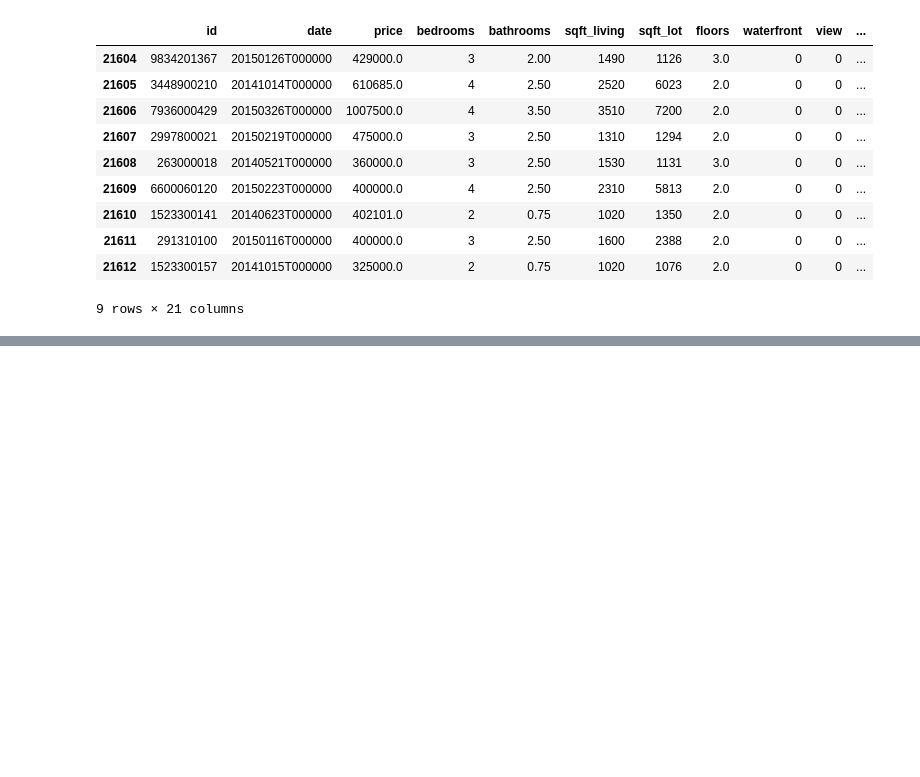
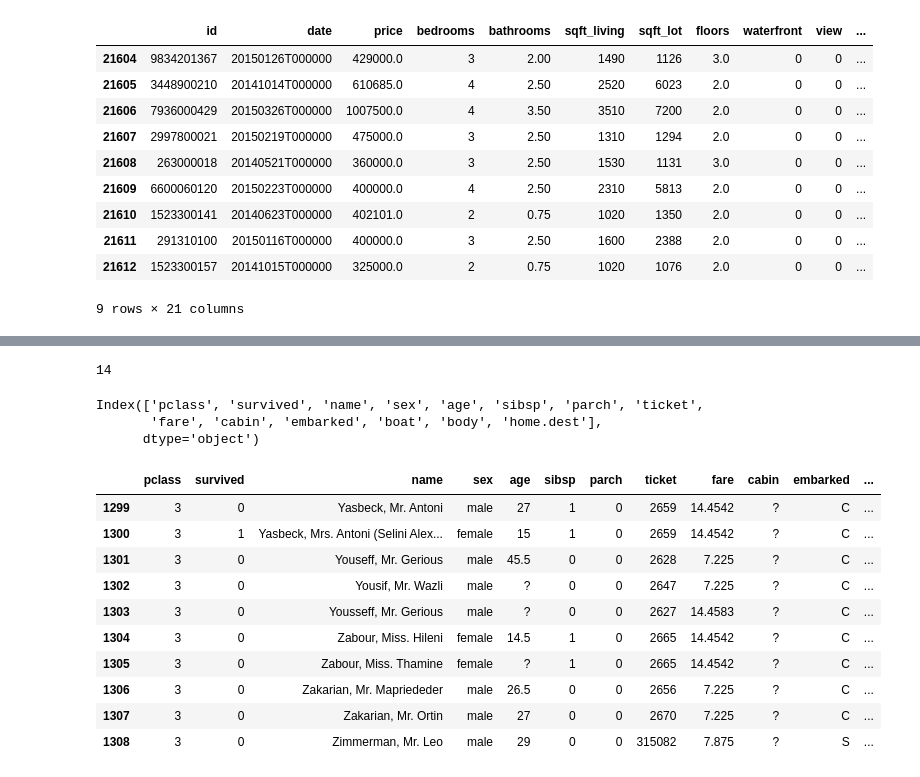
Before and after one commit to YingCG/phyton-basic, a Jupyter notebook: 03 Pandas/dataframe_intro.ipynb, the cells around one changed output, grey strips where cells are left out. Saved outputs shown, nothing was run; the diff lists cells and outputs as text; code cells hidden in the pictures; blank space fills up the shorter version.

Commit message:
pandas series and read csv file

```diff
--- a/03 Pandas/dataframe_intro.ipynb
+++ b/03 Pandas/dataframe_intro.ipynb
@@ -107,0 +172,3 @@ houses.tail(9)
+# %%
+titanic = pd.read_csv("data/titanic.csv")
+titanic.head()
@@ -107,0 +182,24 @@ houses.tail(9)
+# %%
+len(titanic.columns)
+# %% [output]
+14
+# %%
+titanic.columns
+# %% [output]
+Index(['pclass', 'survived', 'name', 'sex', 'age', 'sibsp', 'parch', 'ticket',
+       'fare', 'cabin', 'embarked', 'boat', 'body', 'home.dest'],
+      dtype='object')
+# %%
+titanic.tail(10)
+# %% [output]
+|  | pclass | survived | name | sex | age | sibsp | parch | ticket | fare | cabin | embarked | ... |
+| 1299 | 3 | 0 | Yasbeck, Mr. Antoni | male | 27 | 1 | 0 | 2659 | 14.4542 | ? | C | ... |
+| 1300 | 3 | 1 | Yasbeck, Mrs. Antoni (Selini Alex... | female | 15 | 1 | 0 | 2659 | 14.4542 | ? | C | ... |
+| 1301 | 3 | 0 | Youseff, Mr. Gerious | male | 45.5 | 0 | 0 | 2628 | 7.225 | ? | C | ... |
+| 1302 | 3 | 0 | Yousif, Mr. Wazli | male | ? | 0 | 0 | 2647 | 7.225 | ? | C | ... |
+| 1303 | 3 | 0 | Yousseff, Mr. Gerious | male | ? | 0 | 0 | 2627 | 14.4583 | ? | C | ... |
+| 1304 | 3 | 0 | Zabour, Miss. Hileni | female | 14.5 | 1 | 0 | 2665 | 14.4542 | ? | C | ... |
+| 1305 | 3 | 0 | Zabour, Miss. Thamine | female | ? | 1 | 0 | 2665 | 14.4542 | ? | C | ... |
+| 1306 | 3 | 0 | Zakarian, Mr. Mapriededer | male | 26.5 | 0 | 0 | 2656 | 7.225 | ? | C | ... |
+| 1307 | 3 | 0 | Zakarian, Mr. Ortin | male | 27 | 0 | 0 | 2670 | 7.225 | ? | C | ... |
+| 1308 | 3 | 0 | Zimmerman, Mr. Leo | male | 29 | 0 | 0 | 315082 | 7.875 | ? | S | ... |
```
Also changed, not shown: parts of 6 cells of this notebook, 1 other file.
